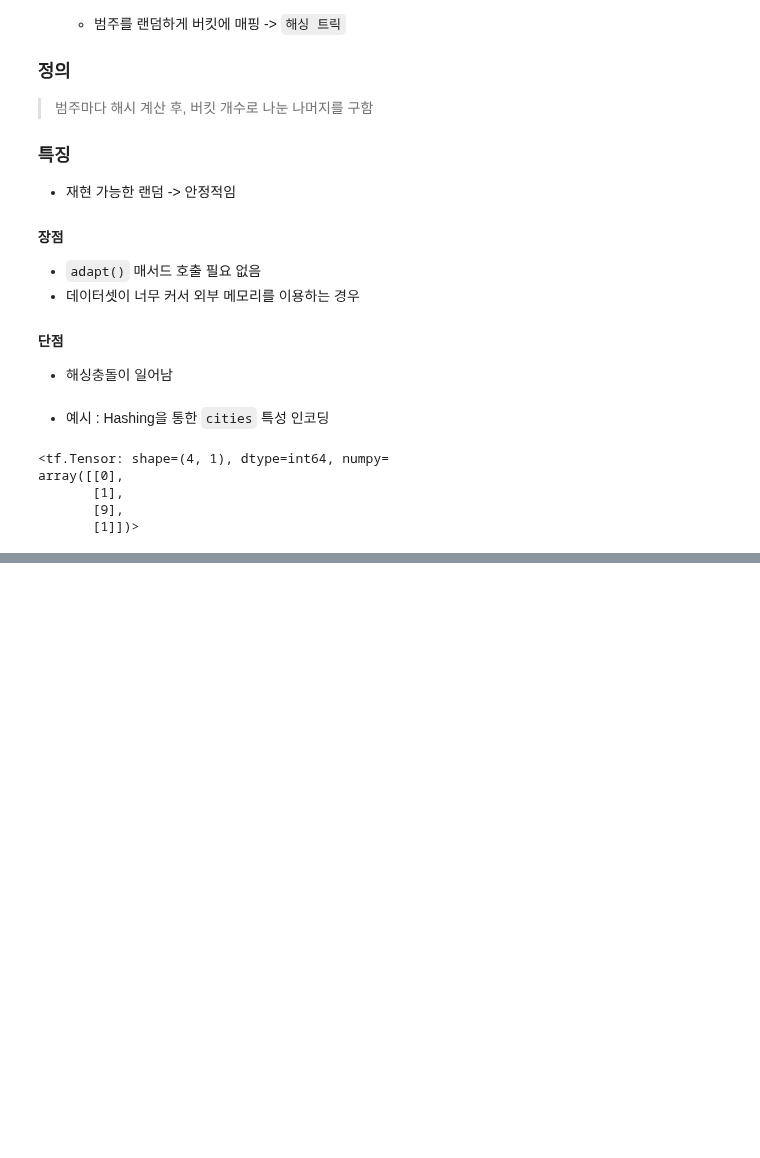
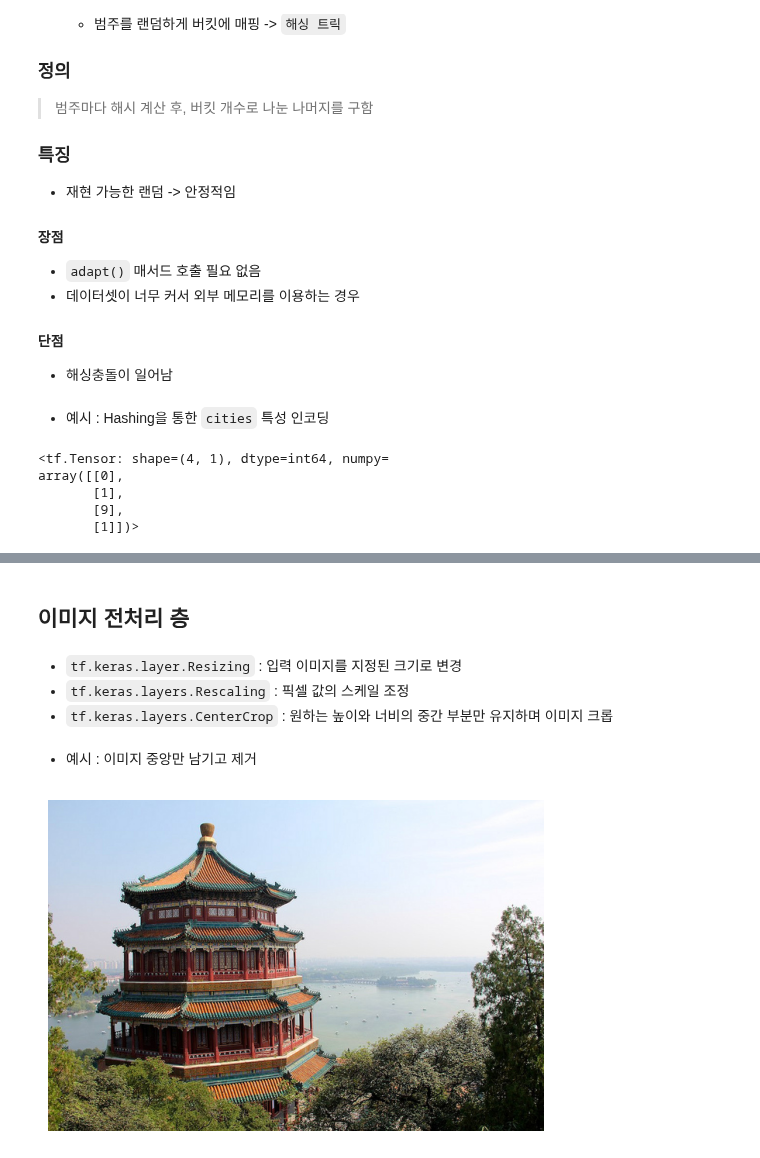
Before and after one commit to instar94/ml_tutorial, a Jupyter notebook: 06.Machine-Learning/handson/13_tensorflow_loading_processing_data.ipynb, the cells around one changed output, grey strips where cells are left out. Saved outputs shown, nothing was run; the diff lists cells and outputs as text; code cells hidden in the pictures; blank space fills up the shorter version.

```diff
--- a/06.Machine-Learning/handson/13_tensorflow_loading_processing_data.ipynb
+++ b/06.Machine-Learning/handson/13_tensorflow_loading_processing_data.ipynb
@@ -1123,0 +1299,22 @@ array([[0],
+# %% [markdown]
+## 이미지 전처리 층
+# %% [markdown]
+- `tf.keras.layer.Resizing` : 입력 이미지를 지정된 크기로 변경
+- `tf.keras.layers.Rescaling` : 픽셀 값의 스케일 조정
+- `tf.keras.layers.CenterCrop` : 원하는 높이와 너비의 중간 부분만 유지하며 이미지 크롭
+# %% [markdown]
+- 예시 : 이미지 중앙만 남기고 제거
+# %%
+from sklearn.datasets import load_sample_images
+
+images = load_sample_images()["images"]
+crop_image_layer = tf.keras.layers.CenterCrop(height=100, width=100)
+cropped_images = crop_image_layer(images)
+# %%
+import matplotlib.pyplot as plt
+
+plt.imshow(images[0])
+plt.axis("off")
+plt.show()
+# %% [output]
+[figure, added]
```
Also changed, not shown: parts of 29 cells of this notebook.
